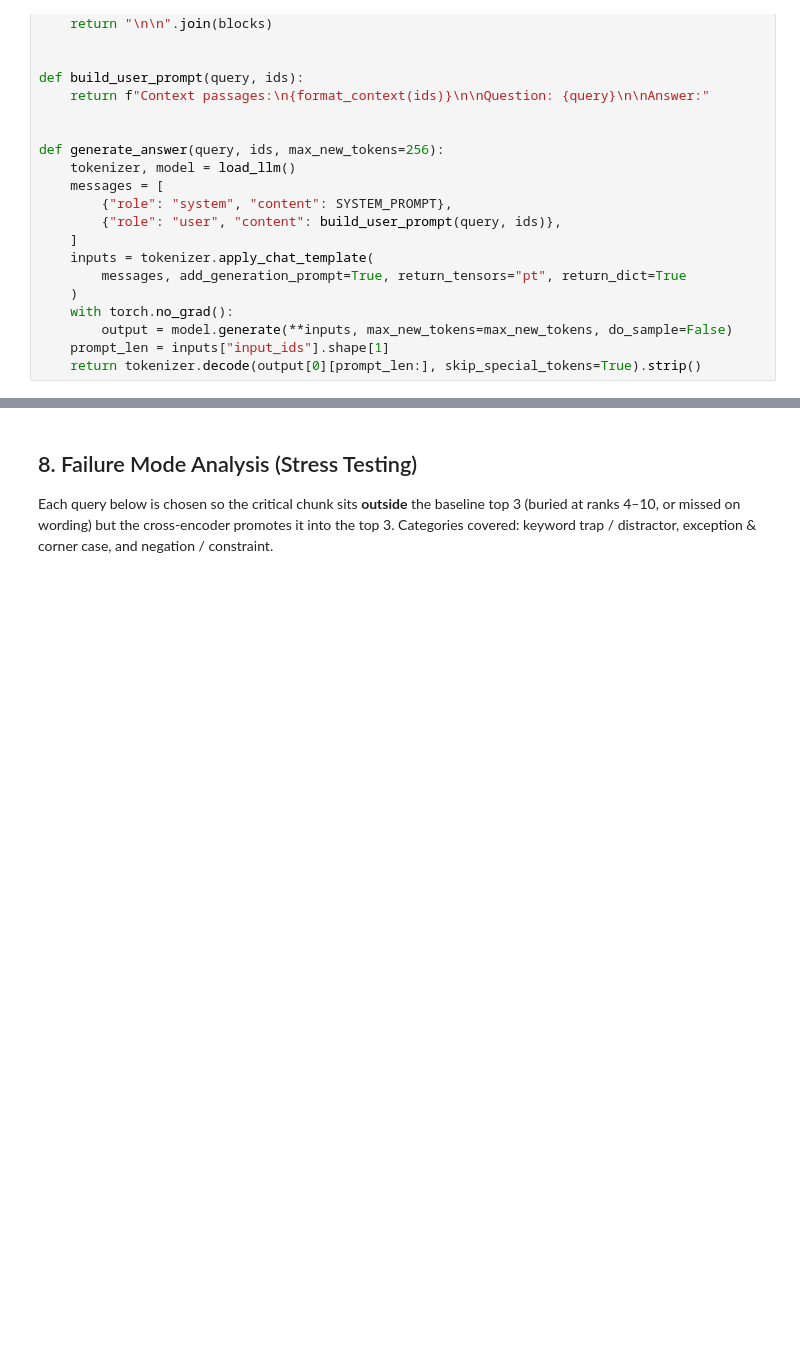
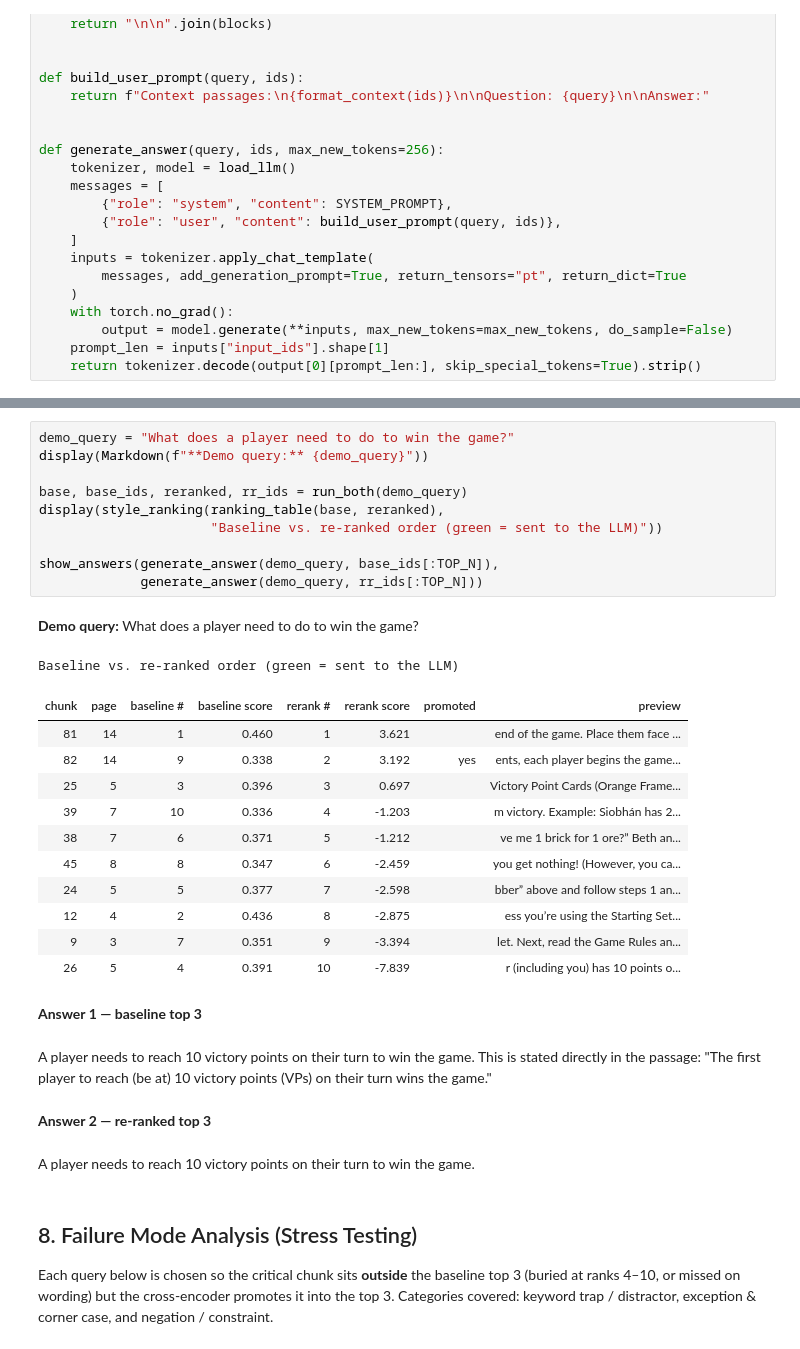
Before and after one commit to iParamModi/lma-assn-1, a Jupyter notebook: rag_assignment.ipynb, the cells around one changed output, grey strips where cells are left out. Drawn from its saved outputs; the diff is of its cells as text; blank space fills up the shorter version.

```diff
--- a/rag_assignment.ipynb
+++ b/rag_assignment.ipynb
@@ -276,3 +281,31 @@ A player needs to reach 10 victory points on their turn to win the game.
+# %%
+demo_query = "What does a player need to do to win the game?"
+display(Markdown(f"**Demo query:** {demo_query}"))
+
+base, base_ids, reranked, rr_ids = run_both(demo_query)
+display(style_ranking(ranking_table(base, reranked),
+                      "Baseline vs. re-ranked order (green = sent to the LLM)"))
+
+show_answers(generate_answer(demo_query, base_ids[:TOP_N]),
+             generate_answer(demo_query, rr_ids[:TOP_N]))
+# %% [output]
+**Demo query:** What does a player need to do to win the game?
+Baseline vs. re-ranked order (green = sent to the LLM)
+| chunk | page | baseline # | baseline score | rerank # | rerank score | promoted | preview |
+| 81 | 14 | 1 | 0.460 | 1 | 3.621 |  | end of the game. Place them face ... |
+| 82 | 14 | 9 | 0.338 | 2 | 3.192 | yes | ents, each player begins the game... |
+| 25 | 5 | 3 | 0.396 | 3 | 0.697 |  | Victory Point Cards (Orange Frame... |
+| 39 | 7 | 10 | 0.336 | 4 | -1.203 |  | m victory. Example: Siobhán has 2... |
+| 38 | 7 | 6 | 0.371 | 5 | -1.212 |  | ve me 1 brick for 1 ore?” Beth an... |
+| 45 | 8 | 8 | 0.347 | 6 | -2.459 |  | you get nothing! (However, you ca... |
+| 24 | 5 | 5 | 0.377 | 7 | -2.598 |  | bber” above and follow steps 1 an... |
+| 12 | 4 | 2 | 0.436 | 8 | -2.875 |  | ess you’re using the Starting Set... |
+| 9 | 3 | 7 | 0.351 | 9 | -3.394 |  | let. Next, read the Game Rules an... |
+| 26 | 5 | 4 | 0.391 | 10 | -7.839 |  | r (including you) has 10 points o... |
+**Answer 1 — baseline top 3**
+A player needs to reach 10 victory points on their turn to win the game. This is stated directly in the passage: "The first player to reach (be at) 10 victory points (VPs) on their turn wins the game."
+**Answer 2 — re-ranked top 3**
+A player needs to reach 10 victory points on their turn to win the game.
 # %% [markdown]
 ## 8. Failure Mode Analysis (Stress Testing)
 
```
Also changed, not shown: parts of 8 cells of this notebook.
